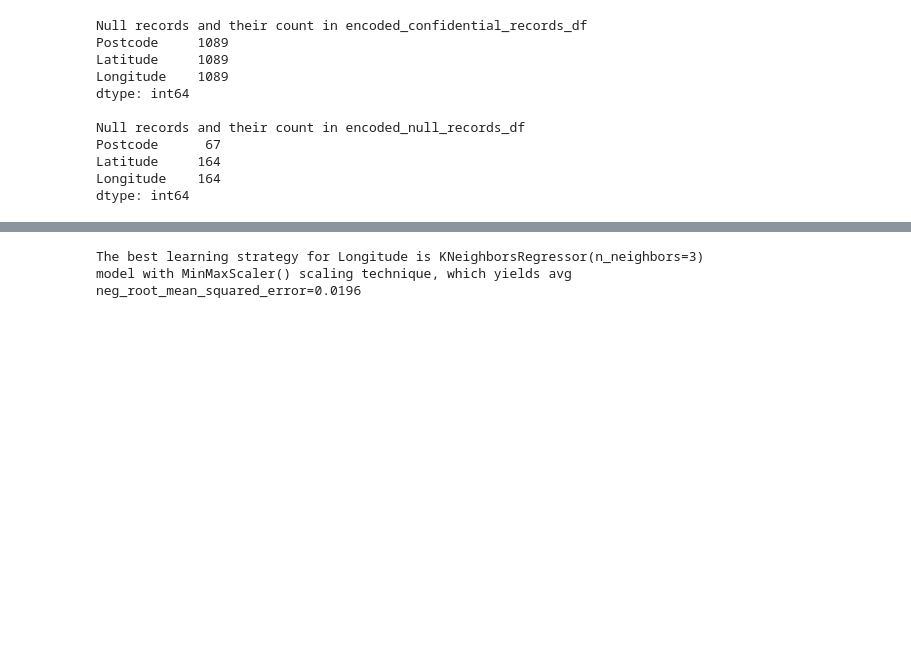
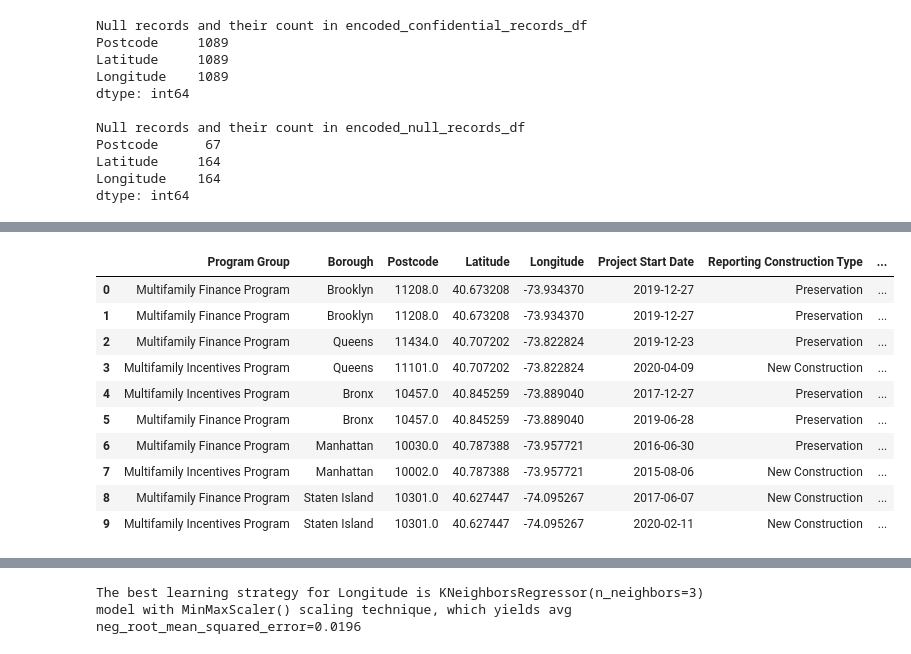
Before and after one commit to tejusrevi/nyc-housing, a Jupyter notebook: project.ipynb, the cells around one changed output, grey strips where cells are left out. Cells and saved outputs as stored; diff of their text form; code cells hidden in the pictures; blank space fills up the shorter version.

```diff
--- a/project.ipynb
+++ b/project.ipynb
@@ -652,0 +661,17 @@ null_records_df_b.head()
+# %%
+# Print null records with baseline measures such that the output contains 2 records from each borough
+pd.concat([null_records_df_b[null_records_df_b['Borough'] == 'Brooklyn'].head(2), null_records_df_b[null_records_df_b['Borough'] == 'Queens'].head(2), null_records_df_b[null_records_df_b['Borough'] == 'Bronx'].head(2), null_records_df_b[null_records_df_b['Borough'] == 'Manhattan'].head(2), null_records_df_b[null_records_df_b['Borough'] == 'Staten Island'].head(2)], ignore_index=True)
+
+# NOTE: null_records_df_b contains valid Postcode, Latitude and Longitude in a few records. The valid values were not replaced with baseline values
+# %% [output]
+|  | Program Group | Borough | Postcode | Latitude | Longitude | Project Start Date | Reporting Construction Type | ... |
+| 0 | Multifamily Finance Program | Brooklyn | 11208.0 | 40.673208 | -73.934370 | 2019-12-27 | Preservation | ... |
+| 1 | Multifamily Finance Program | Brooklyn | 11208.0 | 40.673208 | -73.934370 | 2019-12-27 | Preservation | ... |
+| 2 | Multifamily Finance Program | Queens | 11434.0 | 40.707202 | -73.822824 | 2019-12-23 | Preservation | ... |
+| 3 | Multifamily Incentives Program | Queens | 11101.0 | 40.707202 | -73.822824 | 2020-04-09 | New Construction | ... |
+| 4 | Multifamily Incentives Program | Bronx | 10457.0 | 40.845259 | -73.889040 | 2017-12-27 | Preservation | ... |
+| 5 | Multifamily Finance Program | Bronx | 10457.0 | 40.845259 | -73.889040 | 2019-06-28 | Preservation | ... |
+| 6 | Multifamily Finance Program | Manhattan | 10030.0 | 40.787388 | -73.957721 | 2016-06-30 | Preservation | ... |
+| 7 | Multifamily Incentives Program | Manhattan | 10002.0 | 40.787388 | -73.957721 | 2015-08-06 | New Construction | ... |
+| 8 | Multifamily Finance Program | Staten Island | 10301.0 | 40.627447 | -74.095267 | 2017-06-07 | New Construction | ... |
+| 9 | Multifamily Incentives Program | Staten Island | 10301.0 | 40.627447 | -74.095267 | 2020-02-11 | New Construction | ... |
```
Also changed, not shown: parts of 21 cells of this notebook.
